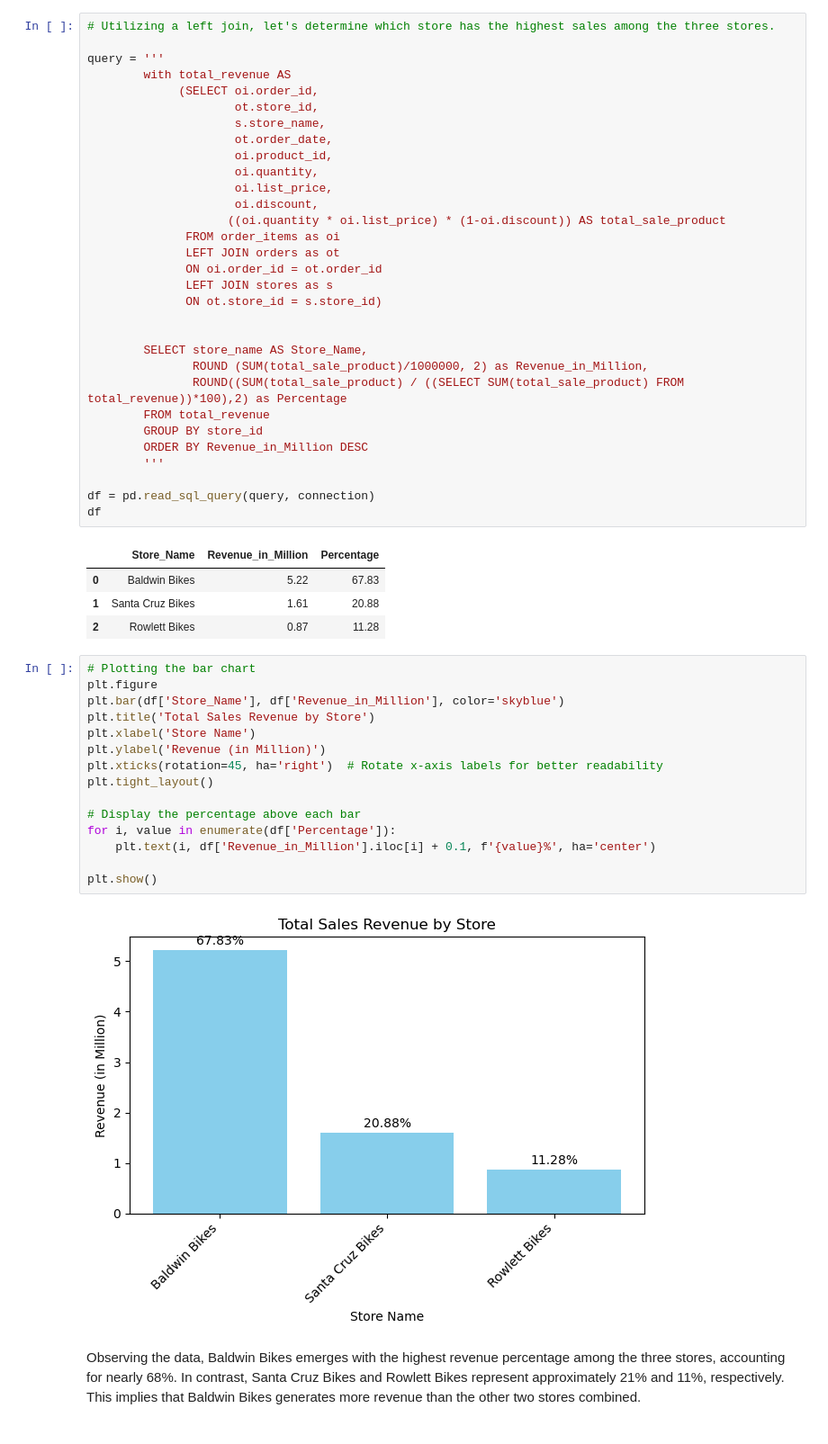
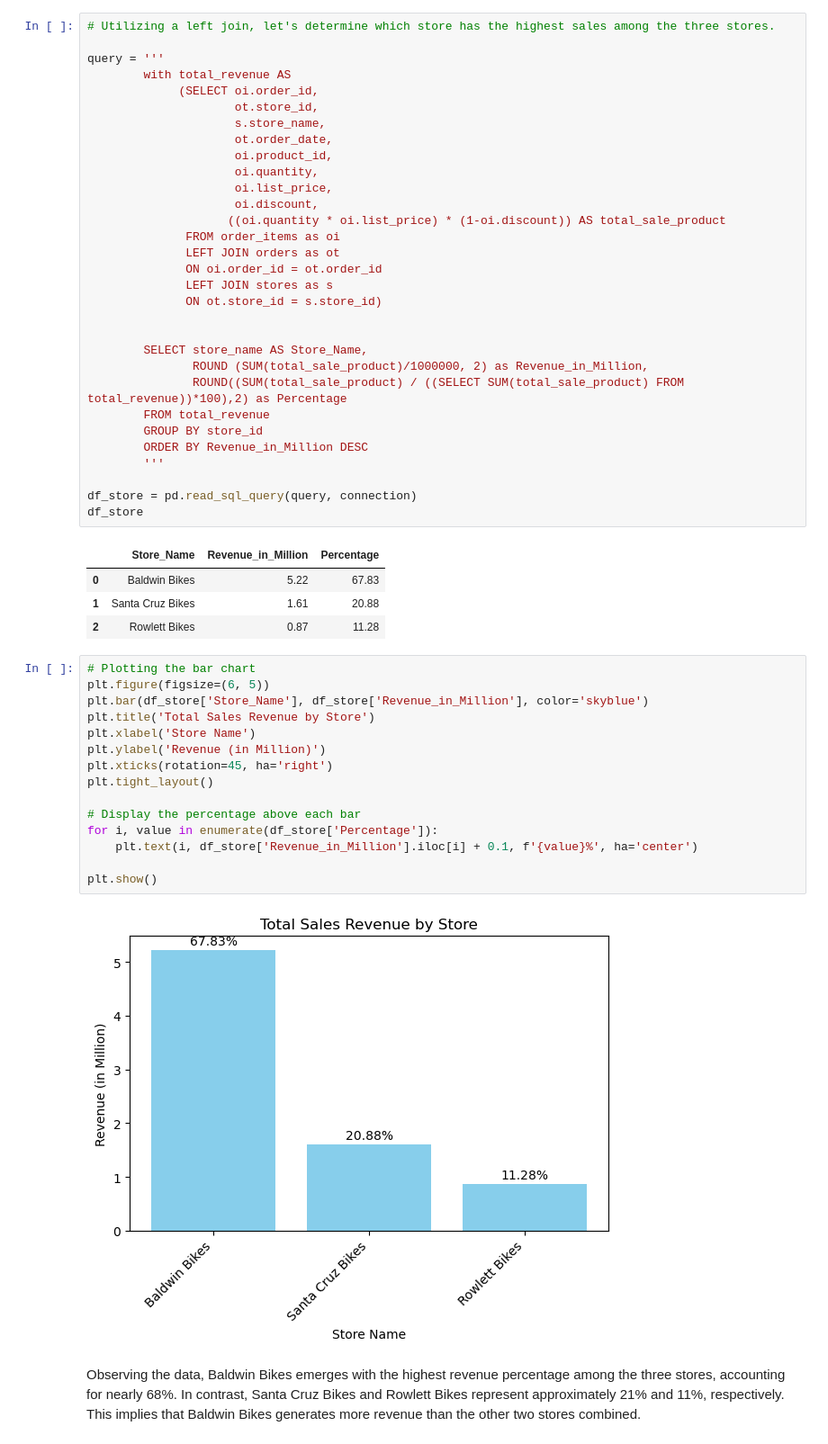
Before and after one commit to DiogocViana/Retail-Bike-Store-SQL-Notebook, a Jupyter notebook: Retail Bike Store.ipynb, the cells around one changed output. Shown: that part at 90% size. Cells and saved outputs as stored; diff of their text form.

```diff
--- a/Retail Bike Store.ipynb
+++ b/Retail Bike Store.ipynb
@@ -791,8 +807,8 @@ query = '''
         ORDER BY Revenue_in_Million DESC
         '''
 
-df = pd.read_sql_query(query, connection)
-df
+df_store = pd.read_sql_query(query, connection)
+df_store
 # %% [output]
 |  | Store_Name | Revenue_in_Million | Percentage |
 | 0 | Baldwin Bikes | 5.22 | 67.83 |
@@ -800,21 +816,21 @@ df
 | 2 | Rowlett Bikes | 0.87 | 11.28 |
 # %%
 # Plotting the bar chart
-plt.figure
-plt.bar(df['Store_Name'], df['Revenue_in_Million'], color='skyblue')
+plt.figure(figsize=(6, 5))
+plt.bar(df_store['Store_Name'], df_store['Revenue_in_Million'], color='skyblue')
 plt.title('Total Sales Revenue by Store')
 plt.xlabel('Store Name')
 plt.ylabel('Revenue (in Million)')
-plt.xticks(rotation=45, ha='right')  # Rotate x-axis labels for better readability
+plt.xticks(rotation=45, ha='right')
 plt.tight_layout()
 
 # Display the percentage above each bar
-for i, value in enumerate(df['Percentage']):
-    plt.text(i, df['Revenue_in_Million'].iloc[i] + 0.1, f'{value}%', ha='center')
+for i, value in enumerate(df_store['Percentage']):
+    plt.text(i, df_store['Revenue_in_Million'].iloc[i] + 0.1, f'{value}%', ha='center')
 
 plt.show()
 # %% [output]
-[figure, old version]
+[figure, new version]
 # %% [markdown]
 Observing the data, Baldwin Bikes emerges with the highest revenue percentage among the three stores, accounting for nearly 68%. In contrast, Santa Cruz Bikes and Rowlett Bikes represent approximately 21% and 11%, respectively. This implies that Baldwin Bikes generates more revenue than the other two stores combined.
 # %%
```
Also changed, not shown: parts of 33 cells of this notebook.
